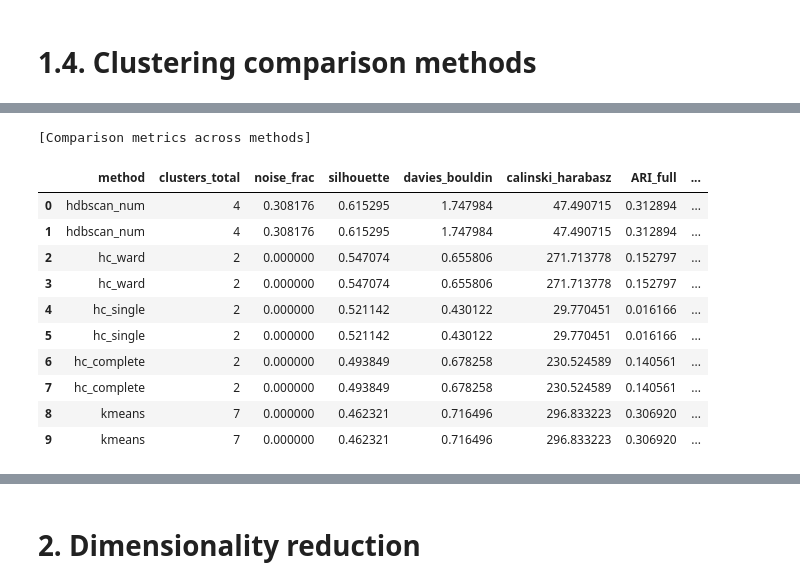
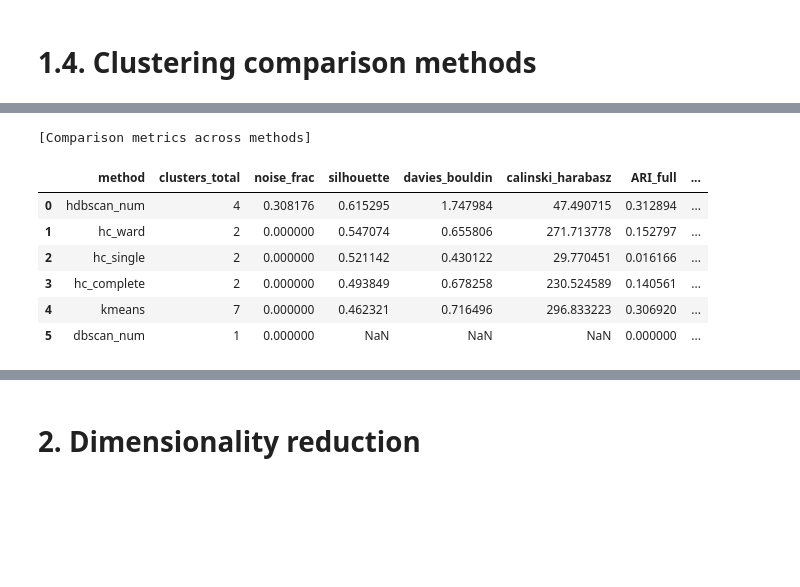
Before and after one commit to fehimecapar/Data-Science-For-Decision-Support, a Jupyter notebook: assignment4.ipynb, the cells around one changed output, grey strips where cells are left out. Saved outputs shown, nothing was run; the diff lists cells and outputs as text; code cells hidden in the pictures; blank space fills up the shorter version.

```diff
--- a/assignment4.ipynb
+++ b/assignment4.ipynb
@@ -586,16 +583,7 @@ def _eval_external(y_true, labels):
     nmi_full = normalized_mutual_info_score(y, labels)
     fmi_full = fowlkes_mallows_score(y, labels)
 
-    # Masked (exclude noise)
-    mask = labels != -1
-    if np.any(mask) and len(np.unique(labels[mask])) >= 2:
-        ari_mask = adjusted_rand_score(y[mask], labels[mask])
-        nmi_mask = normalized_mutual_info_score(y[mask], labels[mask])
-        fmi_mask = fowlkes_mallows_score(y[mask], labels[mask])
-    else:
-        ari_mask = nmi_mask = fmi_mask = np.nan
-
-    return (ari_full, nmi_full, fmi_full, ari_mask, nmi_mask, fmi_mask)
+    return (ari_full, nmi_full, fmi_full)
 # %%
 y_true = df.loc[keep_idx, 'Species'].values
 
@@ -603,46 +591,39 @@ rows = []
 for name, col, kind in available_methods:
 
     labels = result_df[col].values
 
     sil, dbi, chi = _eval_internal(X, labels, kind, D_precomputed=None)
 
-    ari_full, nmi_full, fmi_full, ari_mask, nmi_mask, fmi_mask = _eval_external(y_true, labels)
+    ari_full, nmi_full, fmi_full = _eval_external(y_true, labels)
 
     rows.append({
         'method': name,
         'clusters_total': int(len(np.unique(labels[labels!=-1]))) if np.any(labels!=-1) else 0,
         'noise_frac': float(np.mean(labels==-1)) if -1 in labels else 0.0,
         'silhouette': sil,
         'davies_bouldin': dbi,
         'calinski_harabasz': chi,
         'ARI_full': ari_full,
         'NMI_full': nmi_full,
         'FMI_full': fmi_full,
-        'ARI_masked': ari_mask,
-        'NMI_masked': nmi_mask,
-        'FMI_masked': fmi_mask
     })
 
 metrics_df = pd.DataFrame(rows).sort_values(
     by=['silhouette', 'calinski_harabasz', 'davies_bouldin'],
     ascending=[False, False, True]
 ).reset_index(drop=True)
 
 print("\n[Comparison metrics across methods]\n")
 display(metrics_df)
 # %% [output]
 [Comparison metrics across methods]
 |  | method | clusters_total | noise_frac | silhouette | davies_bouldin | calinski_harabasz | ARI_full | ... |
 | 0 | hdbscan_num | 4 | 0.308176 | 0.615295 | 1.747984 | 47.490715 | 0.312894 | ... |
-| 1 | hdbscan_num | 4 | 0.308176 | 0.615295 | 1.747984 | 47.490715 | 0.312894 | ... |
-| 2 | hc_ward | 2 | 0.000000 | 0.547074 | 0.655806 | 271.713778 | 0.152797 | ... |
-| 3 | hc_ward | 2 | 0.000000 | 0.547074 | 0.655806 | 271.713778 | 0.152797 | ... |
-| 4 | hc_single | 2 | 0.000000 | 0.521142 | 0.430122 | 29.770451 | 0.016166 | ... |
-| 5 | hc_single | 2 | 0.000000 | 0.521142 | 0.430122 | 29.770451 | 0.016166 | ... |
-| 6 | hc_complete | 2 | 0.000000 | 0.493849 | 0.678258 | 230.524589 | 0.140561 | ... |
-| 7 | hc_complete | 2 | 0.000000 | 0.493849 | 0.678258 | 230.524589 | 0.140561 | ... |
-| 8 | kmeans | 7 | 0.000000 | 0.462321 | 0.716496 | 296.833223 | 0.306920 | ... |
-| 9 | kmeans | 7 | 0.000000 | 0.462321 | 0.716496 | 296.833223 | 0.306920 | ... |
+| 1 | hc_ward | 2 | 0.000000 | 0.547074 | 0.655806 | 271.713778 | 0.152797 | ... |
+| 2 | hc_single | 2 | 0.000000 | 0.521142 | 0.430122 | 29.770451 | 0.016166 | ... |
+| 3 | hc_complete | 2 | 0.000000 | 0.493849 | 0.678258 | 230.524589 | 0.140561 | ... |
+| 4 | kmeans | 7 | 0.000000 | 0.462321 | 0.716496 | 296.833223 | 0.306920 | ... |
+| 5 | dbscan_num | 1 | 0.000000 | NaN | NaN | NaN | 0.000000 | ... |
 # %%
 # 4) Cluster–class cross-tabulation for each method
 # ---------------------------------------
```
Also changed, not shown: parts of 15 cells of this notebook.
